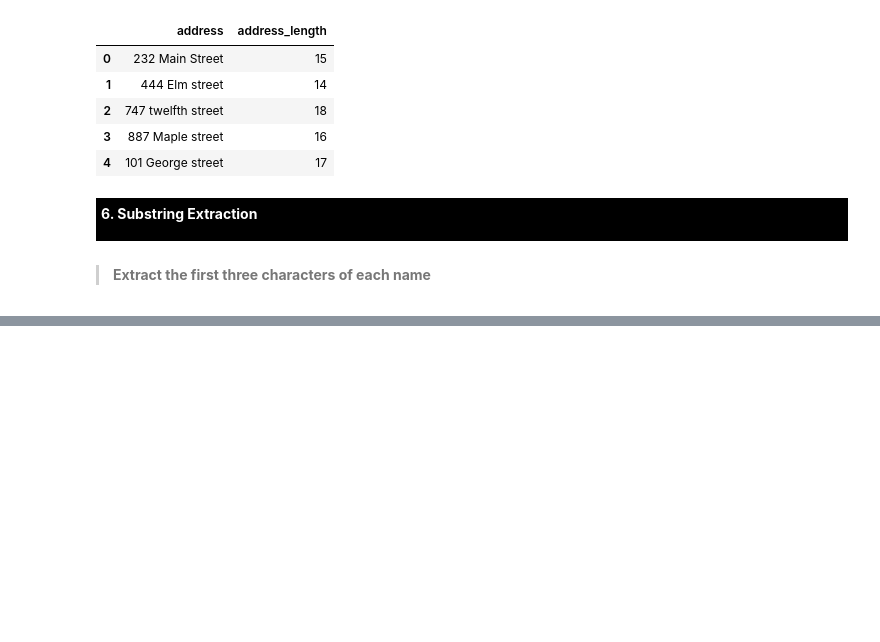
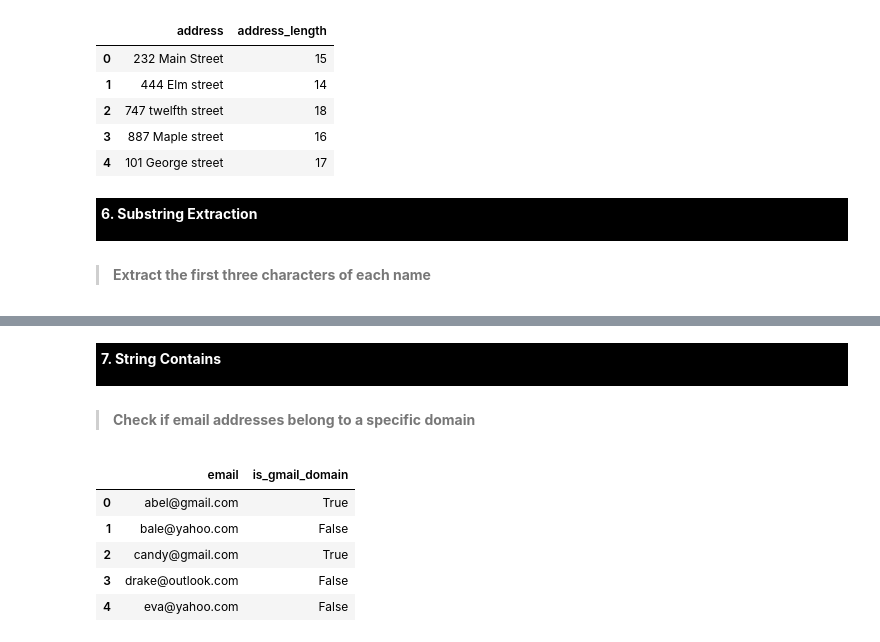
Before and after one commit to Craphtr/Python-Essentials-For-Machine-Learning, a Jupyter notebook: 08_Data_Cleaning&Preparation_in_Pandas.ipynb, the cells around one changed output, grey strips where cells are left out. Saved outputs shown, nothing was run; the diff lists cells and outputs as text; code cells hidden in the pictures; blank space fills up the shorter version.

```diff
--- a/08_Data_Cleaning&Preparation_in_Pandas.ipynb
+++ b/08_Data_Cleaning&Preparation_in_Pandas.ipynb
@@ -1047,0 +1051,16 @@ dbase
+# %% [markdown]
+<div style="background-color: black; padding: 5px">
+    <p><b><font size="+2" color="white">7. String Contains</font></b></p>
+    </div>
+
+> #### **Check if email addresses belong to a specific domain**
+# %%
+dbase['is_gmail_domain'] = dbase['email'].str.contains('@gmail.com')
+dbase[['email','is_gmail_domain']]
+# %% [output]
+|  | email | is_gmail_domain |
+| 0 | abel@gmail.com | True |
+| 1 | bale@yahoo.com | False |
+| 2 | candy@gmail.com | True |
+| 3 | drake@outlook.com | False |
+| 4 | eva@yahoo.com | False |
```
Also changed, not shown: parts of 44 cells of this notebook.
